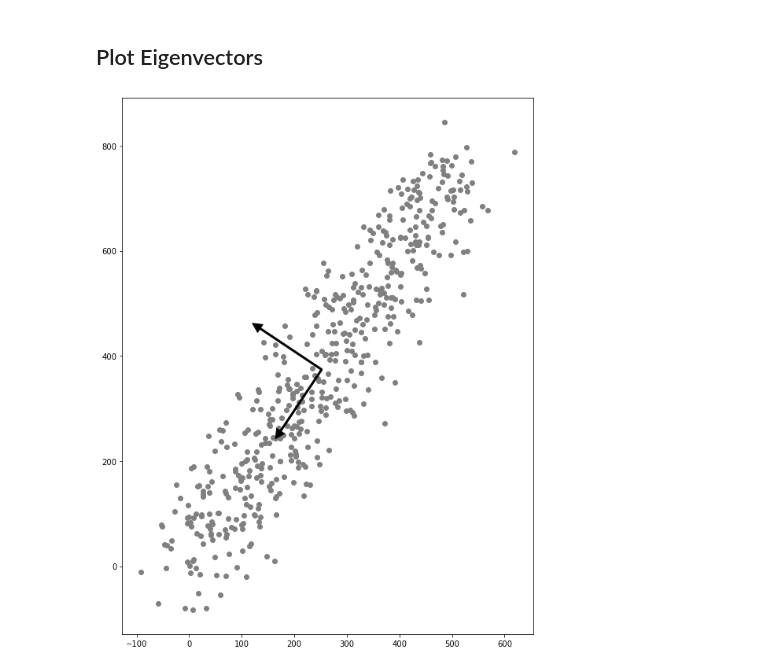
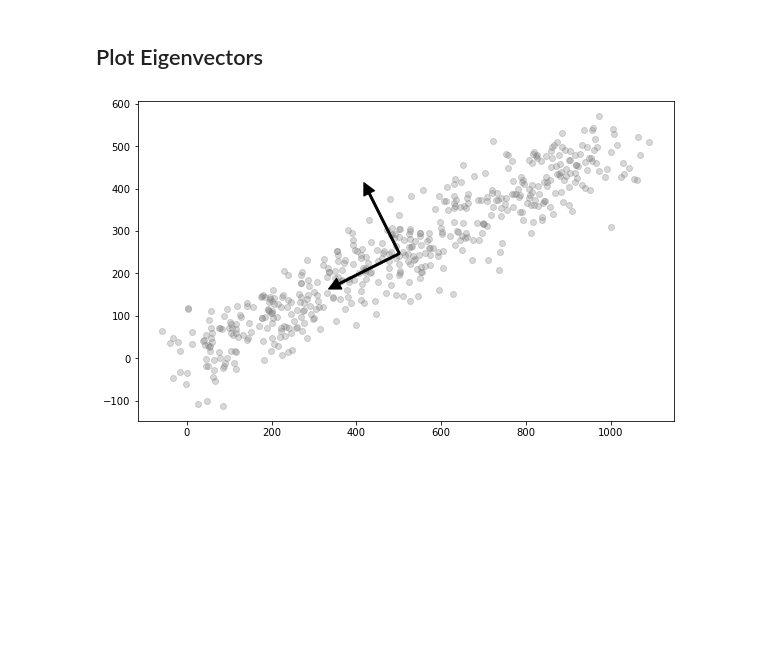
Before and after one commit to broepke/PCA, a Jupyter notebook: PCA.ipynb, the cells around one changed output. Cells and saved outputs as stored; diff of their text form; code cells hidden in the pictures; blank space fills up the shorter version.

Commit message:
Added alpha

```diff
--- a/PCA.ipynb
+++ b/PCA.ipynb
@@ -392,31 +384,31 @@ weighted avg      0.982     0.981     0.982        54
 ## Plot Eigenvectors
 # %%
 N = 500
-xTrue = np.linspace(0, 500, N)
-yTrue = 1.5 * xTrue
+xTrue = np.linspace(0, 1000, N)
+yTrue = .5 * xTrue
 xData = xTrue + np.random.normal(0, 50, N)
 yData = yTrue + np.random.normal(0, 50, N)
 xData = np.reshape(xData, (N, 1))
 yData = np.reshape(yData, (N, 1))
 data = np.hstack((xData, yData))
 
 mu = data.mean(axis=0)
 data = data - mu
 eigenvectors, eigenvalues, V = np.linalg.svd(data.T, full_matrices=False)
 projected_data = np.dot(data, eigenvectors)
 sigma = projected_data.std(axis=0).mean()
 
-fig, ax = plt.subplots(figsize=(10,10))
-ax.scatter(xData, yData, color='grey')
+fig, ax = plt.subplots(figsize=(10,5))
+ax.scatter(xData, yData, color='grey', alpha=.3)
 for axis in eigenvectors:
     start, end = mu, mu + sigma * axis
     ax.annotate(
         '', xy=end, xycoords='data',
         xytext=start, textcoords='data',
         arrowprops=dict(facecolor='black', width=2.0))
 ax.set_aspect('equal')
 plt.tight_layout()
 plt.savefig('pcavisualize_0.png', dpi=300)
 plt.show()
 # %% [output]
-[figure, old version]
+[figure, new version]
```
Also changed, not shown: parts of 3 cells of this notebook, 1 other file.
